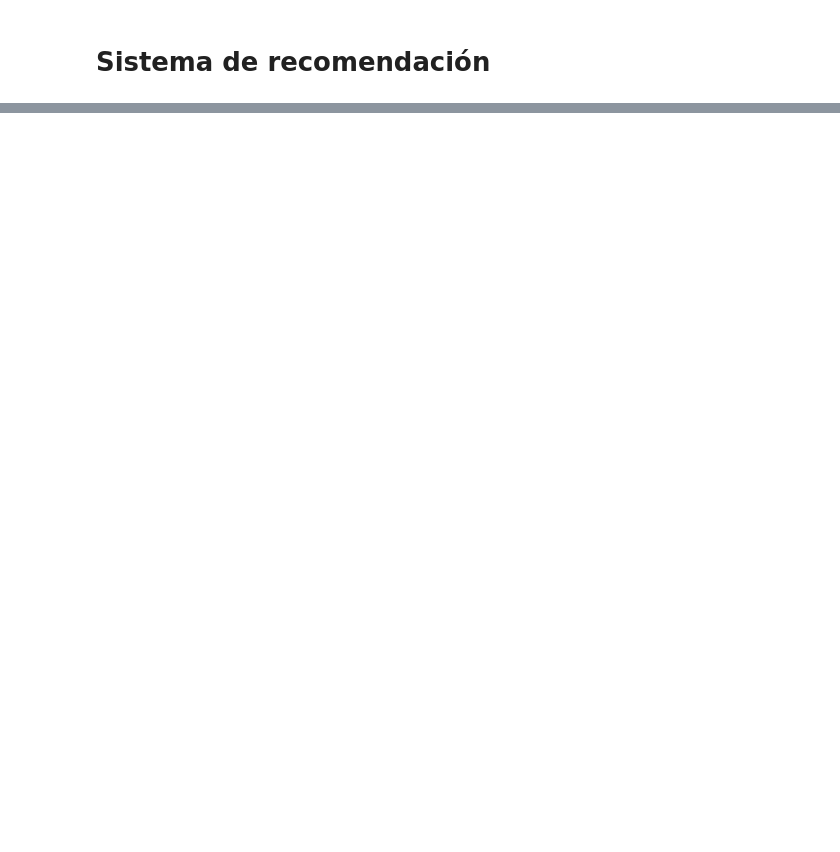
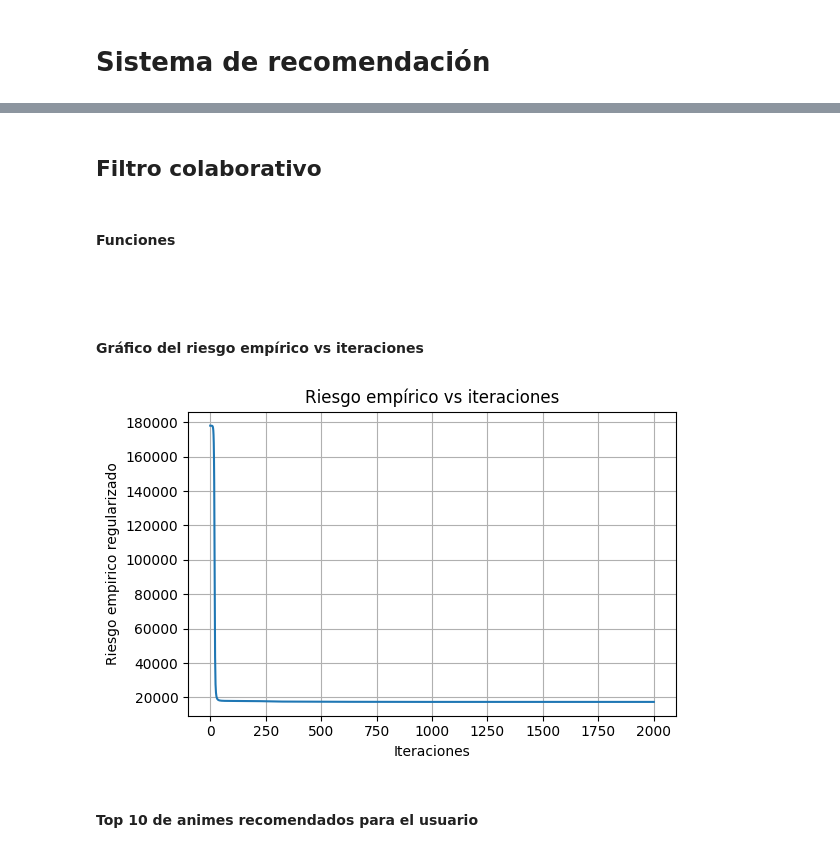
Before and after one commit to Jsar9/Signal-Processing-Workshop, a Jupyter notebook: TPs/TP8/TP8_SARMIENTO_104241.ipynb, the cells around one changed output, grey strips where cells are left out. Cells and saved outputs as stored; diff of their text form; code cells hidden in the pictures; blank space fills up the shorter version.

```diff
--- a/TPs/TP8/TP8_SARMIENTO_104241.ipynb
+++ b/TPs/TP8/TP8_SARMIENTO_104241.ipynb
@@ -68,31 +68,31 @@ class semantic_search ():
         #Se computa el embedding del texto buscado
         query_emb = self.model.encode(query)
 
-        print('query_emb:',query_emb.shape)
+        # print('query_emb:',query_emb.shape)
 
         #Se calcula la similitud coseno entre cada embedding del texto almacenado y el del solicitado
         sims = np.array([SC(e, query_emb) for e in self.embeddings])
 
-        print('sims', sims.shape)
+        # print('sims', sims.shape)
 
         #Se ordenan de mayor a menor los primeros k indices de los embeddings similares
         idxs = np.argsort(sims)[::-1][:k]
 
-        print(idxs.shape)
+        # print(idxs.shape)
 
         #Se obtienen los primeros k textos y similitudes, ordenadas de mayor a menor
         ranked_texts = [self.texts[i] for i in idxs]
         ranked_sims = np.array([sims[i] for i in idxs])
 
         #Se retornan por separado los textos y las similitudes
-        return ranked_texts, ranked_sims
+        return ranked_texts
 # %% [markdown]
 ## Procesamiento de datos
 # %% [markdown]
 #### Carga de datos y preprocesamiento de los mismos
 # %%
 filename = 'anime.csv'
-df = pd.read_csv(filename, sep=',', nrows=10)
+df = pd.read_csv(filename, sep=',' ) #, nrows=10)
 
 print('df:', df.shape)
 
@@ -139,0 +276,4 @@ sims (10,)
+# %% [markdown]
+## Filtro colaborativo
+# %% [markdown]
+#### Funciones
@@ -139,0 +394,17 @@ sims (10,)
+# %% [markdown]
+####
+# %% [markdown]
+#### Gráfico del riesgo empírico vs iteraciones
+# %%
+if 'title' in df.columns:
+    df_modified = df.drop('title', axis=1)
+
+n_iters = 2000
+
+X,Theta, losses = train_filter(df_modified, n_iters=n_iters)
+
+plot_losses(losses,n_iters=n_iters)
+# %% [output]
+[figure, added]
+# %% [markdown]
+#### Top 10 de animes recomendados para el usuario
```
Also changed, not shown: parts of 7 cells of this notebook.
